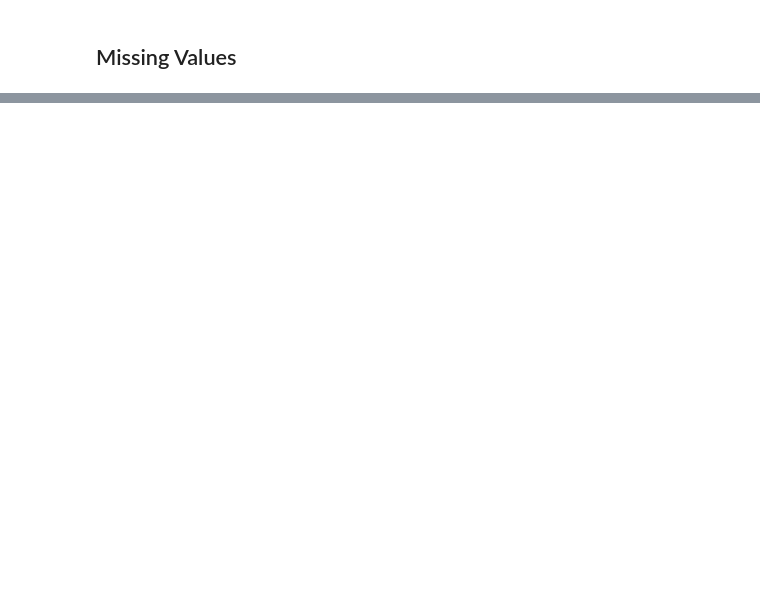
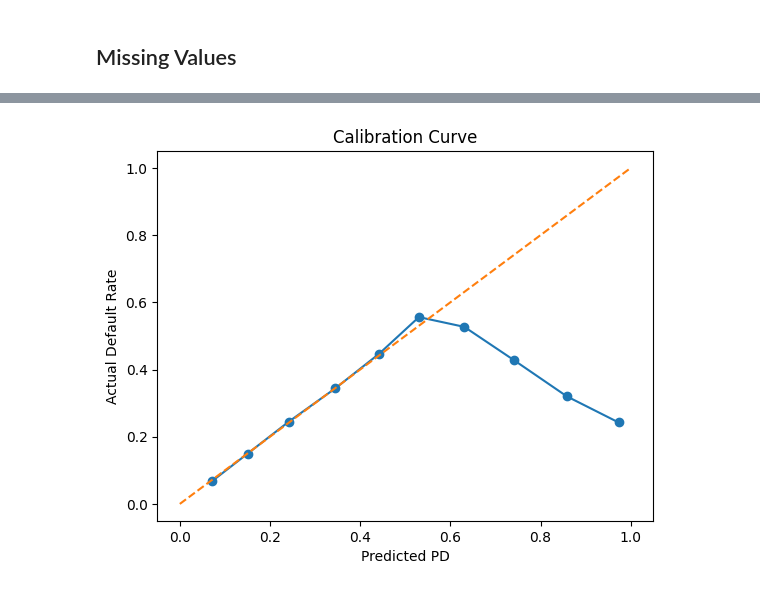
Before and after one commit to xinhaozhang0819-collab/IDS583_Final_Project, a Jupyter notebook: notebooks/exploratory_analysis.ipynb, the cells around one changed output, grey strips where cells are left out. Saved outputs shown, nothing was run; the diff lists cells and outputs as text; code cells hidden in the pictures; blank space fills up the shorter version.

```diff
--- a/notebooks/exploratory_analysis.ipynb
+++ b/notebooks/exploratory_analysis.ipynb
@@ -42,0 +60,3 @@ df.isnull().mean()
+# %%
+df = preprocess_features(df)
+df.head()
@@ -42,0 +76,4 @@ df.isnull().mean()
+# %%
+from split import *
+
+X_train, X_test, y_train, y_test = train_test_split_data(df)
@@ -42,0 +160,14 @@ df.isnull().mean()
+# %%
+# Calibration curve
+from sklearn.calibration import calibration_curve
+
+prob_true, prob_pred = calibration_curve(y_test, y_pred, n_bins=10)
+
+plt.plot(prob_pred, prob_true, marker="o")
+plt.plot([0, 1], [0, 1], "--")
+plt.title("Calibration Curve")
+plt.xlabel("Predicted PD")
+plt.ylabel("Actual Default Rate")
+plt.show()
+# %% [output]
+[figure, added]
```
Also changed, not shown: parts of 29 cells of this notebook, 7 other files.
